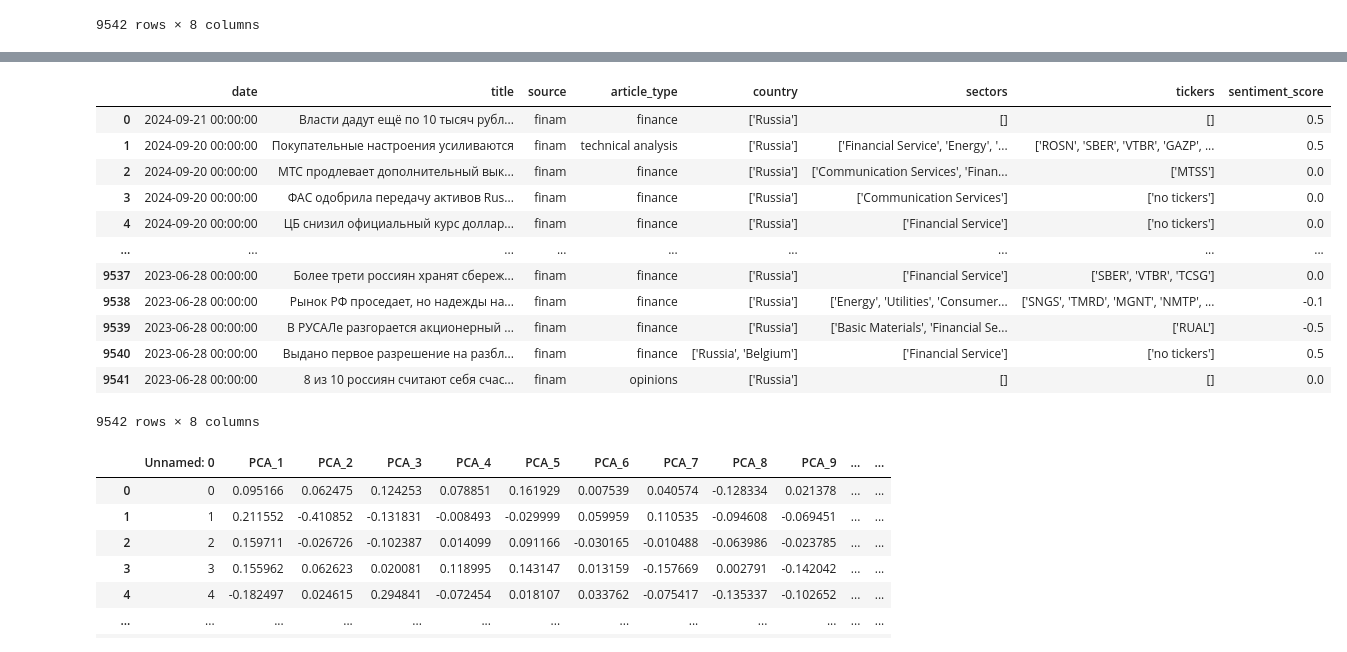
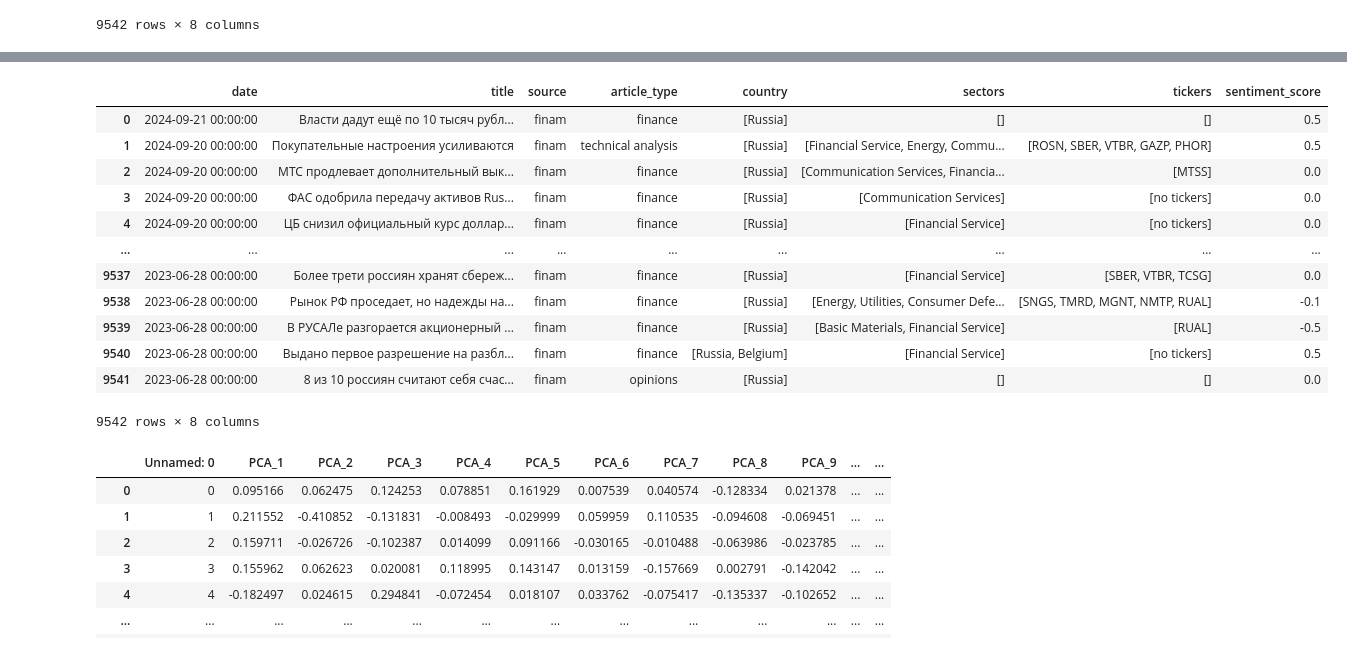
Before and after one commit to TheoRybalov/VK_News_Analysis, a Jupyter notebook: notebooks/res2.ipynb, the cells around one changed output, grey strips where cells are left out. Cells and saved outputs as stored; diff of their text form; code cells hidden in the pictures.

```diff
--- a/notebooks/res2.ipynb
+++ b/notebooks/res2.ipynb
@@ -1,7 +1,7 @@
 # %%
 import pandas as pd
 
-news_df = pd.read_csv("../data/news-collection-old.csv", sep=',')
+news_df = pd.read_csv("../data/news-collection.csv", sep=',')
 news_df
 # %% [output]
 |  | Unnamed: 0 | date | title | body | source |
@@ -40,7 +40,7 @@ top_df = news_df.head(15000)
 # %%
 import pandas as pd
 
-sentiment_df = pd.read_json("../data/news_descriptions_GPT4o.json", orient='index')
+sentiment_df = pd.read_json("../data/news_sentiment.json", orient='index')
 sentiment_df = sentiment_df.reset_index().rename(columns={'index': 'article_id'})
 sentiment_df
 # %% [output]
@@ -135,4 +135,5 @@ result_df
 | 14999 | 2023-06-28 00:00:00 | 8 из 10 россиян считают себя счас... | finam | opinions | [Russia] | [] | [] | 0.0 |
 9542 rows × 8 columns
 # %%
-result_df.to_csv("merged_fin.csv", sep = ",", index = False)
+result_df = result_df.reset_index(drop=True)
+result_df
@@ -139,19 +154,19 @@ result_df.to_csv("merged_fin.csv", sep = ",", index = False)
 # %%
-mg = pd.read_csv("merged_fin.csv", sep = ",")
+mg = result_df
 mg
 # %% [output]
 |  | date | title | source | article_type | country | sectors | tickers | sentiment_score |
-| 0 | 2024-09-21 00:00:00 | Власти дадут ещё по 10 тысяч рубл... | finam | finance | ['Russia'] | [] | [] | 0.5 |
-| 1 | 2024-09-20 00:00:00 | Покупательные настроения усиливаются | finam | technical analysis | ['Russia'] | ['Financial Service', 'Energy', '... | ['ROSN', 'SBER', 'VTBR', 'GAZP', ... | 0.5 |
-| 2 | 2024-09-20 00:00:00 | МТС продлевает дополнительный вык... | finam | finance | ['Russia'] | ['Communication Services', 'Finan... | ['MTSS'] | 0.0 |
-| 3 | 2024-09-20 00:00:00 | ФАС одобрила передачу активов Rus... | finam | finance | ['Russia'] | ['Communication Services'] | ['no tickers'] | 0.0 |
-| 4 | 2024-09-20 00:00:00 | ЦБ снизил официальный курс доллар... | finam | finance | ['Russia'] | ['Financial Service'] | ['no tickers'] | 0.0 |
+| 0 | 2024-09-21 00:00:00 | Власти дадут ещё по 10 тысяч рубл... | finam | finance | [Russia] | [] | [] | 0.5 |
+| 1 | 2024-09-20 00:00:00 | Покупательные настроения усиливаются | finam | technical analysis | [Russia] | [Financial Service, Energy, Commu... | [ROSN, SBER, VTBR, GAZP, PHOR] | 0.5 |
+| 2 | 2024-09-20 00:00:00 | МТС продлевает дополнительный вык... | finam | finance | [Russia] | [Communication Services, Financia... | [MTSS] | 0.0 |
+| 3 | 2024-09-20 00:00:00 | ФАС одобрила передачу активов Rus... | finam | finance | [Russia] | [Communication Services] | [no tickers] | 0.0 |
+| 4 | 2024-09-20 00:00:00 | ЦБ снизил официальный курс доллар... | finam | finance | [Russia] | [Financial Service] | [no tickers] | 0.0 |
 | ... | ... | ... | ... | ... | ... | ... | ... | ... |
-| 9537 | 2023-06-28 00:00:00 | Более трети россиян хранят сбереж... | finam | finance | ['Russia'] | ['Financial Service'] | ['SBER', 'VTBR', 'TCSG'] | 0.0 |
-| 9538 | 2023-06-28 00:00:00 | Рынок РФ проседает, но надежды на... | finam | finance | ['Russia'] | ['Energy', 'Utilities', 'Consumer... | ['SNGS', 'TMRD', 'MGNT', 'NMTP', ... | -0.1 |
-| 9539 | 2023-06-28 00:00:00 | В РУСАЛе разгорается акционерный ... | finam | finance | ['Russia'] | ['Basic Materials', 'Financial Se... | ['RUAL'] | -0.5 |
-| 9540 | 2023-06-28 00:00:00 | Выдано первое разрешение на разбл... | finam | finance | ['Russia', 'Belgium'] | ['Financial Service'] | ['no tickers'] | 0.5 |
-| 9541 | 2023-06-28 00:00:00 | 8 из 10 россиян считают себя счас... | finam | opinions | ['Russia'] | [] | [] | 0.0 |
+| 9537 | 2023-06-28 00:00:00 | Более трети россиян хранят сбереж... | finam | finance | [Russia] | [Financial Service] | [SBER, VTBR, TCSG] | 0.0 |
+| 9538 | 2023-06-28 00:00:00 | Рынок РФ проседает, но надежды на... | finam | finance | [Russia] | [Energy, Utilities, Consumer Defe... | [SNGS, TMRD, MGNT, NMTP, RUAL] | -0.1 |
+| 9539 | 2023-06-28 00:00:00 | В РУСАЛе разгорается акционерный ... | finam | finance | [Russia] | [Basic Materials, Financial Service] | [RUAL] | -0.5 |
+| 9540 | 2023-06-28 00:00:00 | Выдано первое разрешение на разбл... | finam | finance | [Russia, Belgium] | [Financial Service] | [no tickers] | 0.5 |
+| 9541 | 2023-06-28 00:00:00 | 8 из 10 россиян считают себя счас... | finam | opinions | [Russia] | [] | [] | 0.0 |
 9542 rows × 8 columns
 # %%
 import pandas as pd
```
Also changed, not shown: parts of 5 cells of this notebook.
